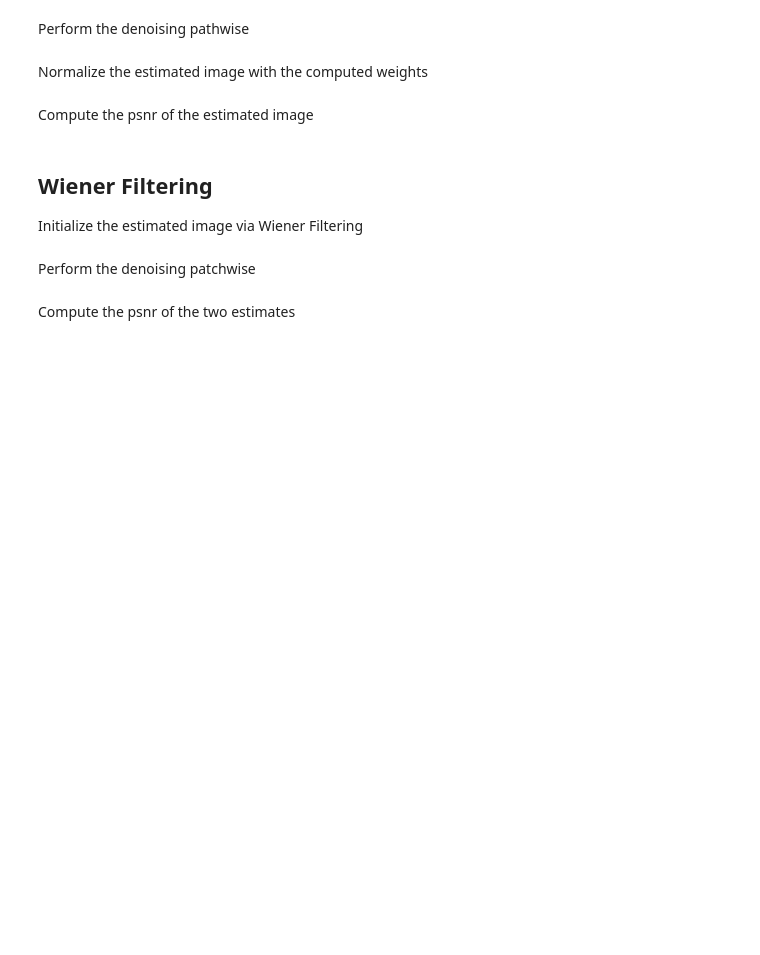
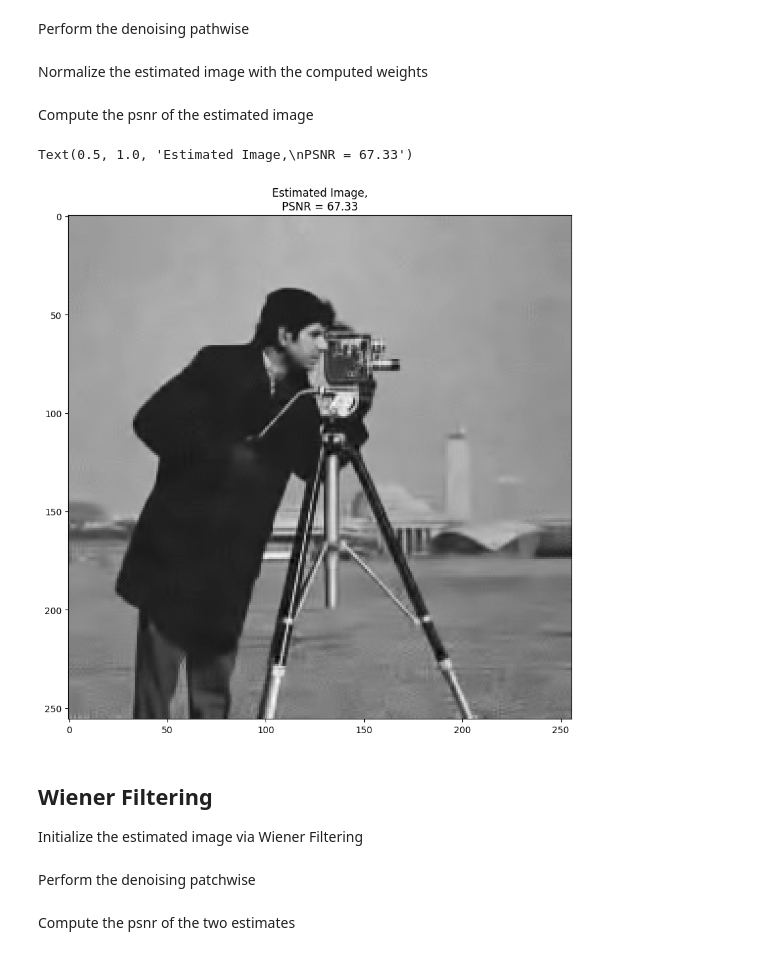
Before and after one commit to AngelaRemolina/MMMIP-Assignments, a Jupyter notebook: Lez3_SlidingDCT/lez_3_DCT_denoising.ipynb, the cells around one changed output. Cells and saved outputs as stored; diff of their text form; code cells hidden in the pictures; blank space fills up the shorter version.

```diff
--- a/Lez3_SlidingDCT/lez_3_DCT_denoising.ipynb
+++ b/Lez3_SlidingDCT/lez_3_DCT_denoising.ipynb
@@ -70,7 +77,10 @@ D = np.zeros((M, M))
 cnt = 0
 for i in range(p):
     for j in range(p):
-        D
+        a = np.zeros((p,p))
+        a[i][j] = 1
+        D[:, cnt] = np.reshape(idct2(a),-1)
+        cnt = cnt + 1
 # %%
 D_img = get_dictionary_img(D)
 plt.figure(figsize=(8, 8))
@@ -95,36 +108,44 @@ Perform the denoising pathwise
 for i in range(0, imsz[0] - p + 1, STEP):
     for j in range(0, imsz[1] - p + 1, STEP):
         # extrach the patch with the top left corner at pixel (ii, jj)
-        s =
+        s = noisy_img[i:i+p, j:j+p]
 
         # compute the representation w.r.t. the 2D DCT dictionary
-        x =
+        x = dct2(s)
 
         # perform the hard thresholding (do not perform HT on the DC!)
-        x_HT
+        x_HT = np.where(np.abs(x) >= tau, x, 0)
+        x_HT[0,0] = x[0,0] # leave original value of DC
 
         # perform the reconstruction
-        s_hat =
+        s_hat = idct2(x_HT)
 
         # compute the weight for the reconstructed patch
-        w =
+        nnz_coeff = np.count_nonzero(x_HT)
+        w = 1/max(1,nnz_coeff)
 
         # put the compressed patch into the compressed image using the computed weight
         # update img_hat
+        img_hat[i:i+p, j:j+p] = img_hat[i:i+p, j:j+p] + s_hat*w
 
         # store the weight of the current patch in the weight matrix
         # update weights
+        weights[i:i+p, j:j+p] = weights[i:i+p, j:j+p] + w
 # %% [markdown]
 Normalize the estimated image with the computed weights
 # %%
-img_hat =
+img_hat = img_hat / weights
 # %% [markdown]
 Compute the psnr of the estimated image
 # %%
-psnr =
+mse = np.mean((img-img_hat)**2)
+psnr = 10*np.log(1/mse)
 plt.figure(figsize=(10,10))
 plt.imshow(img_hat, cmap='gray')
 plt.title(f'Estimated Image,\nPSNR = {psnr:.2f}')
+# %% [output]
+Text(0.5, 1.0, 'Estimated Image,\nPSNR = 67.33')
+[figure, added]
 # %% [markdown]
 Wiener Filtering
 ----------------
```
Also changed, not shown: parts of 14 cells of this notebook.
